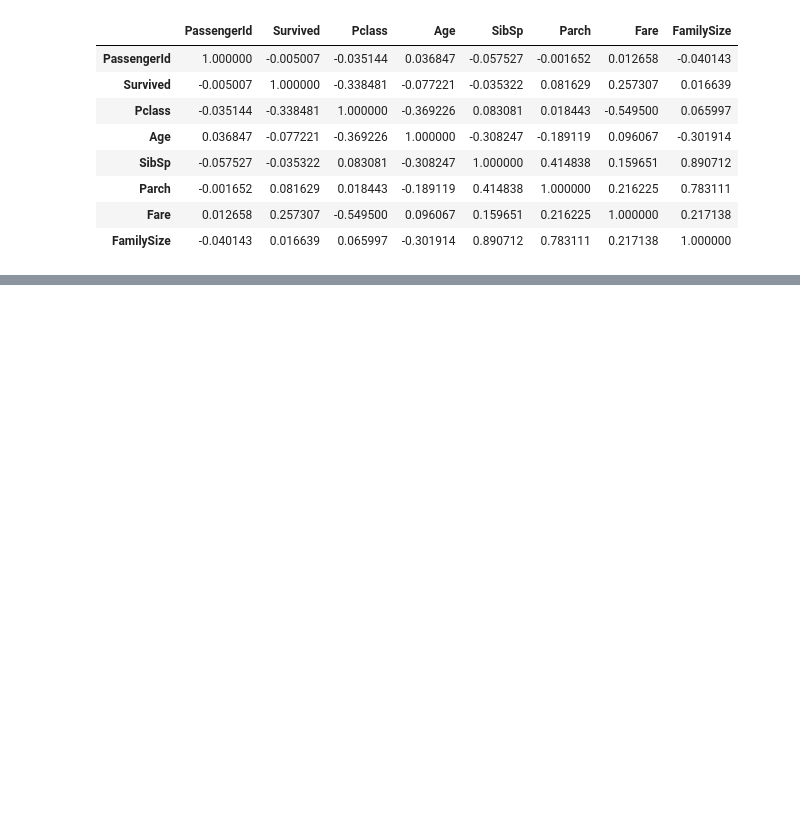
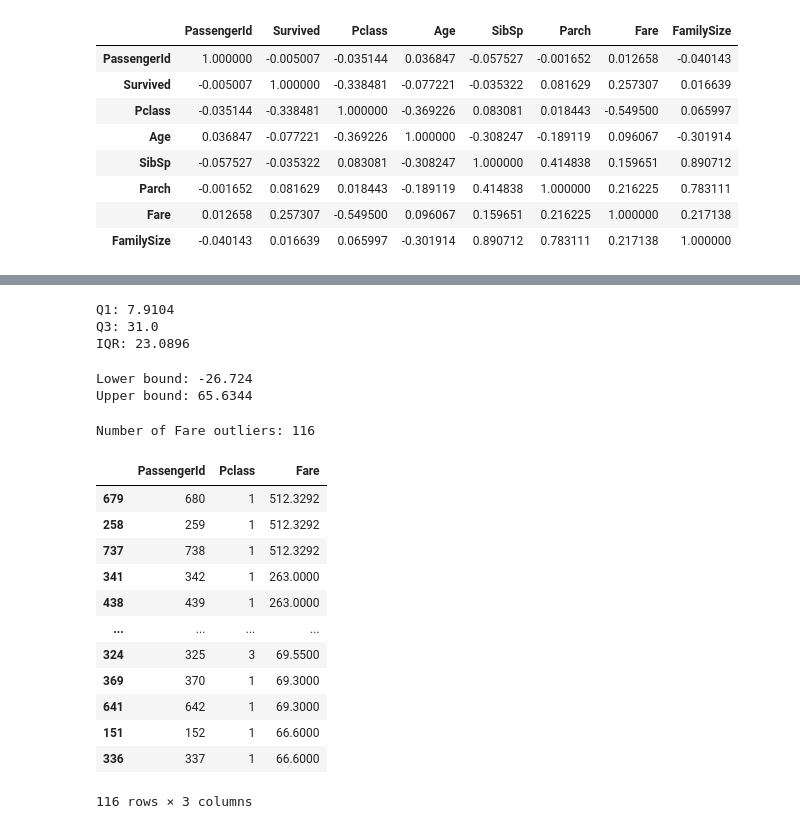
Before and after one commit to SumaiyaaRq/eda-projects, a Jupyter notebook: Titanic_EDA.ipynb, the cells around one changed output, grey strips where cells are left out. Saved outputs shown, nothing was run; the diff lists cells and outputs as text; code cells hidden in the pictures; blank space fills up the shorter version.

```diff
--- a/Titanic_EDA.ipynb
+++ b/Titanic_EDA.ipynb
@@ -342,0 +360,59 @@ corr
+# %%
+# Outliers Detection for Fare Feature
+
+
+# Question:
+# What is the interquartile range (IQR) of the Fare feature?
+
+Q1 = df["Fare"].quantile(0.25)
+Q3 = df["Fare"].quantile(0.75)
+
+IQR = Q3 - Q1
+
+print("Q1:", Q1)
+print("Q3:", Q3)
+print("IQR:", IQR)
+# %% [output]
+Q1: 7.9104
+Q3: 31.0
+IQR: 23.0896
+# %%
+# Question:
+# What are the lower and upper bounds for detecting outliers in the Fare feature?
+
+upper_bound = Q3 + 1.5 * IQR
+lower_bound = Q1 - 1.5 * IQR
+
+print("Lower bound:", lower_bound)
+print("Upper bound:", upper_bound)
+# %% [output]
+Lower bound: -26.724
+Upper bound: 65.6344
+# %%
+# Question:
+# How many outliers are there in the Fare feature?
+
+fare_outliers = df[df["Fare"] > upper_bound]
+
+print("Number of Fare outliers:", len(fare_outliers))
+# %% [output]
+Number of Fare outliers: 116
+# %%
+# Question:
+# What are the details of the passenger with high Fare?
+
+fare_outliers[["PassengerId", "Pclass", "Fare"]].sort_values("Fare", ascending=False)
+# %% [output]
+|  | PassengerId | Pclass | Fare |
+| 679 | 680 | 1 | 512.3292 |
+| 258 | 259 | 1 | 512.3292 |
+| 737 | 738 | 1 | 512.3292 |
+| 341 | 342 | 1 | 263.0000 |
+| 438 | 439 | 1 | 263.0000 |
+| ... | ... | ... | ... |
+| 324 | 325 | 3 | 69.5500 |
+| 369 | 370 | 1 | 69.3000 |
+| 641 | 642 | 1 | 69.3000 |
+| 151 | 152 | 1 | 66.6000 |
+| 336 | 337 | 1 | 66.6000 |
+116 rows × 3 columns
```
Also changed, not shown: parts of 4 cells of this notebook.
